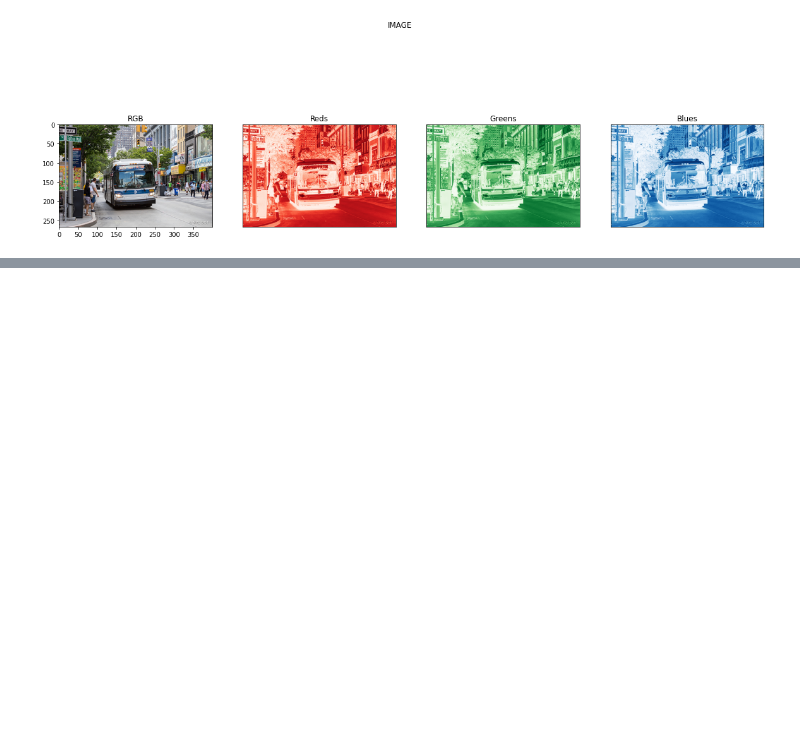
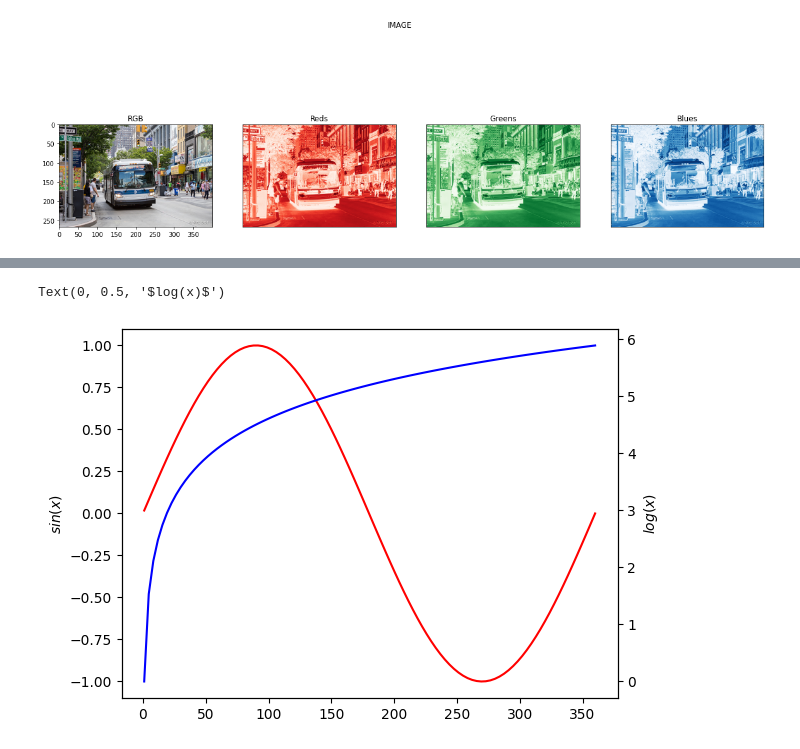
Before and after one commit to TahaT80/AI, a Jupyter notebook: part3_matplotlib/main.ipynb, the cells around one changed output, grey strips where cells are left out. Cells and saved outputs as stored; diff of their text form; code cells hidden in the pictures; blank space fills up the shorter version.

```diff
--- a/part3_matplotlib/main.ipynb
+++ b/part3_matplotlib/main.ipynb
@@ -465,0 +482,16 @@ Text(0.5, 0.98, 'IMAGE')
+# %%
+x= np.linspace(1,360,100)
+y = np.sin(np.radians(x))
+y_2 = np.log(x)
+
+fig,ax = plt.subplots()
+
+
+ax.plot(x,y,'r')
+ax.set_ylabel('$sin(x)$')
+ax2 = ax.twinx() # کپی از نمودار با x مشترک
+ax2.plot(x,y_2,'b')
+ax2.set_ylabel('$log(x)$')
+# %% [output]
+Text(0, 0.5, '$log(x)$')
+[figure, added]
```
Also changed, not shown: parts of 16 cells of this notebook.
